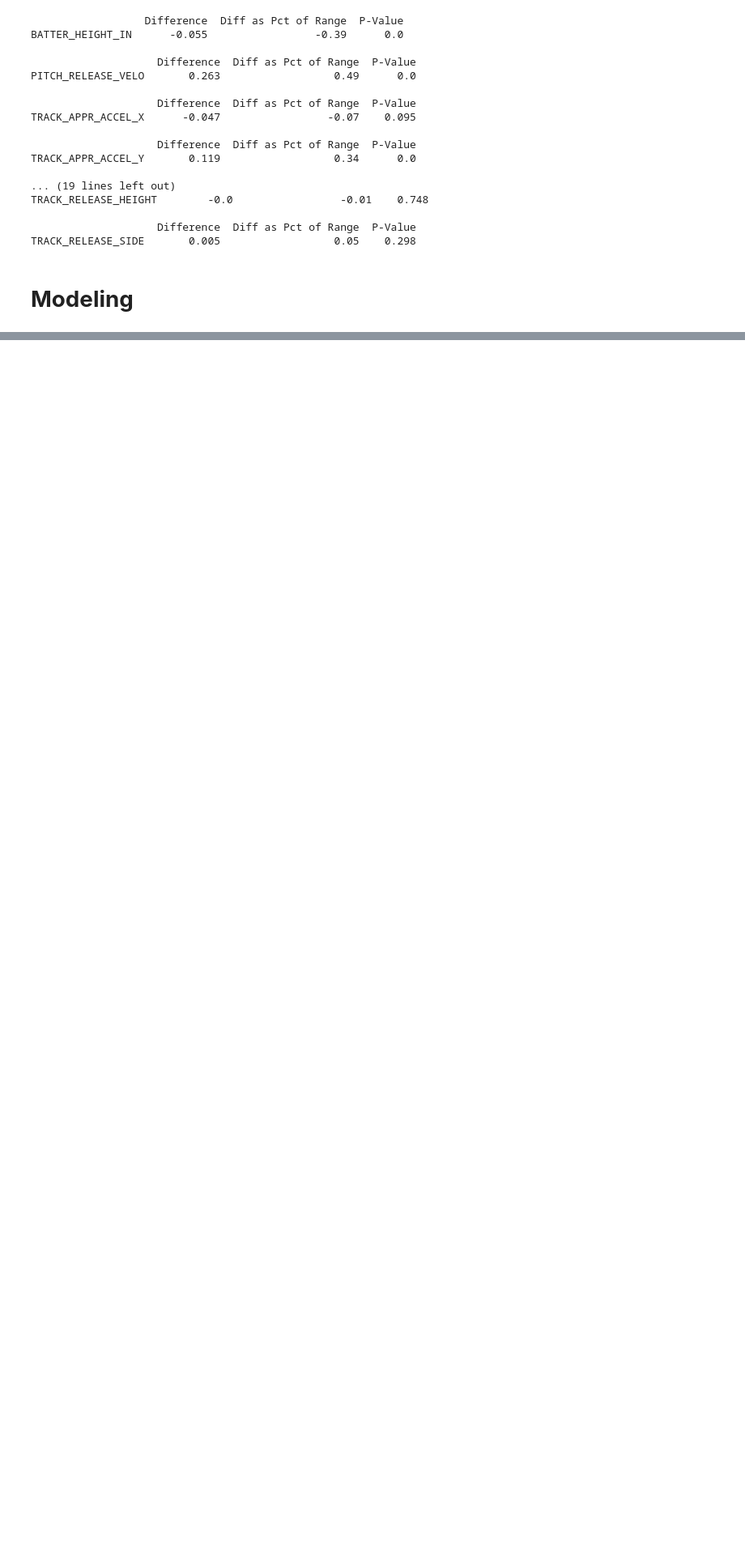
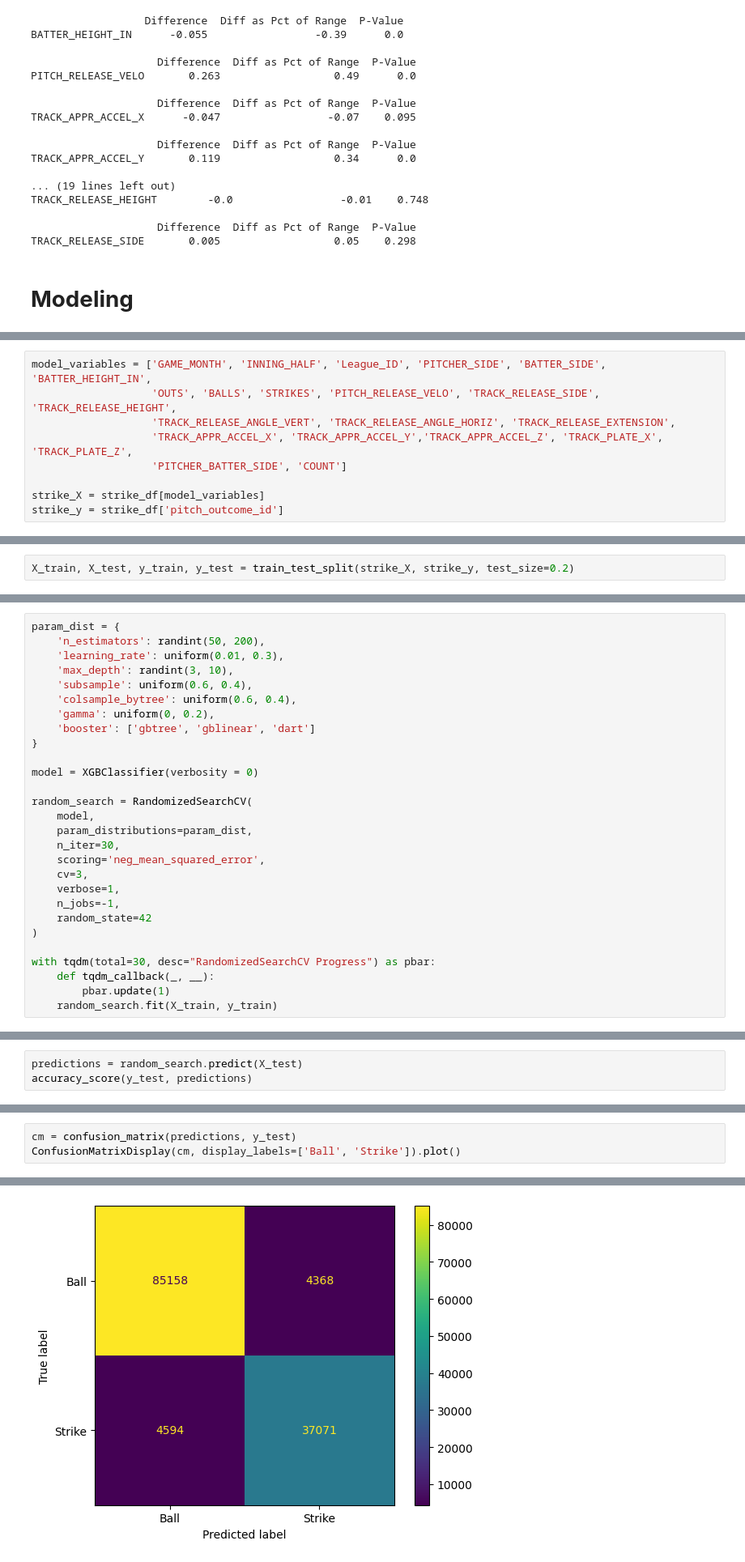
Before and after one commit to aks5bx/atl-braves, a Jupyter notebook: analysis.ipynb, the cells around one changed output, grey strips where cells are left out. Shown: that part at 81% size. Drawn from its saved outputs; the diff is of its cells as text; blank space fills up the shorter version.

Commit message:
first iteration of model

```diff
--- a/analysis.ipynb
+++ b/analysis.ipynb
@@ -278,0 +299,9 @@ TRACK_RELEASE_SIDE       0.005                  0.05    0.298
+# %%
+model_variables = ['GAME_MONTH', 'INNING_HALF', 'League_ID', 'PITCHER_SIDE', 'BATTER_SIDE', 'BATTER_HEIGHT_IN',
+                   'OUTS', 'BALLS', 'STRIKES', 'PITCH_RELEASE_VELO', 'TRACK_RELEASE_SIDE', 'TRACK_RELEASE_HEIGHT',
+                   'TRACK_RELEASE_ANGLE_VERT', 'TRACK_RELEASE_ANGLE_HORIZ', 'TRACK_RELEASE_EXTENSION',
+                   'TRACK_APPR_ACCEL_X', 'TRACK_APPR_ACCEL_Y','TRACK_APPR_ACCEL_Z', 'TRACK_PLATE_X', 'TRACK_PLATE_Z',
+                   'PITCHER_BATTER_SIDE', 'COUNT']
+
+strike_X = strike_df[model_variables]
+strike_y = strike_df['pitch_outcome_id']
@@ -278,0 +346,2 @@ TRACK_RELEASE_SIDE       0.005                  0.05    0.298
+# %%
+X_train, X_test, y_train, y_test = train_test_split(strike_X, strike_y, test_size=0.2)
@@ -278,0 +350,28 @@ TRACK_RELEASE_SIDE       0.005                  0.05    0.298
+# %%
+param_dist = {
+    'n_estimators': randint(50, 200),
+    'learning_rate': uniform(0.01, 0.3),
+    'max_depth': randint(3, 10),
+    'subsample': uniform(0.6, 0.4),
+    'colsample_bytree': uniform(0.6, 0.4),
+    'gamma': uniform(0, 0.2),
+    'booster': ['gbtree', 'gblinear', 'dart']
+}
+
+model = XGBClassifier(verbosity = 0)
+
+random_search = RandomizedSearchCV(
+    model,
+    param_distributions=param_dist,
+    n_iter=30,
+    scoring='neg_mean_squared_error',
+    cv=3,
+    verbose=1,
+    n_jobs=-1,
+    random_state=42
+)
+
+with tqdm(total=30, desc="RandomizedSearchCV Progress") as pbar:
+    def tqdm_callback(_, __):
+        pbar.update(1)
+    random_search.fit(X_train, y_train)
@@ -278,0 +380,3 @@ TRACK_RELEASE_SIDE       0.005                  0.05    0.298
+# %%
+predictions = random_search.predict(X_test)
+accuracy_score(y_test, predictions)
@@ -278,0 +385,4 @@ TRACK_RELEASE_SIDE       0.005                  0.05    0.298
+# %%
+cm = confusion_matrix(predictions, y_test)
+ConfusionMatrixDisplay(cm, display_labels=['Ball', 'Strike']).plot()
+# %% [output]
@@ -278,0 +390 @@ TRACK_RELEASE_SIDE       0.005                  0.05    0.298
+[figure, added]
```
Also changed, not shown: parts of 14 cells of this notebook, 1 other file.
